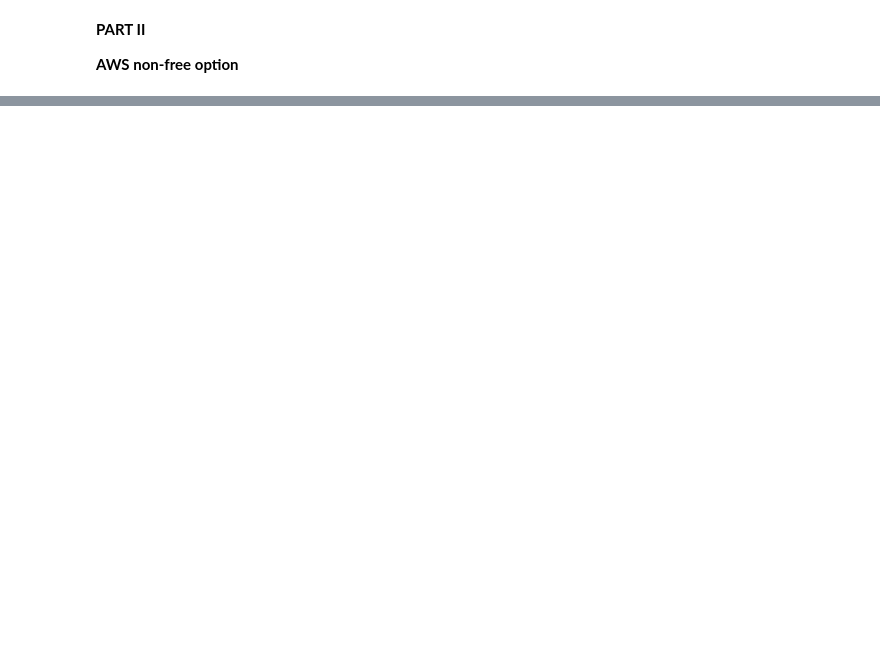
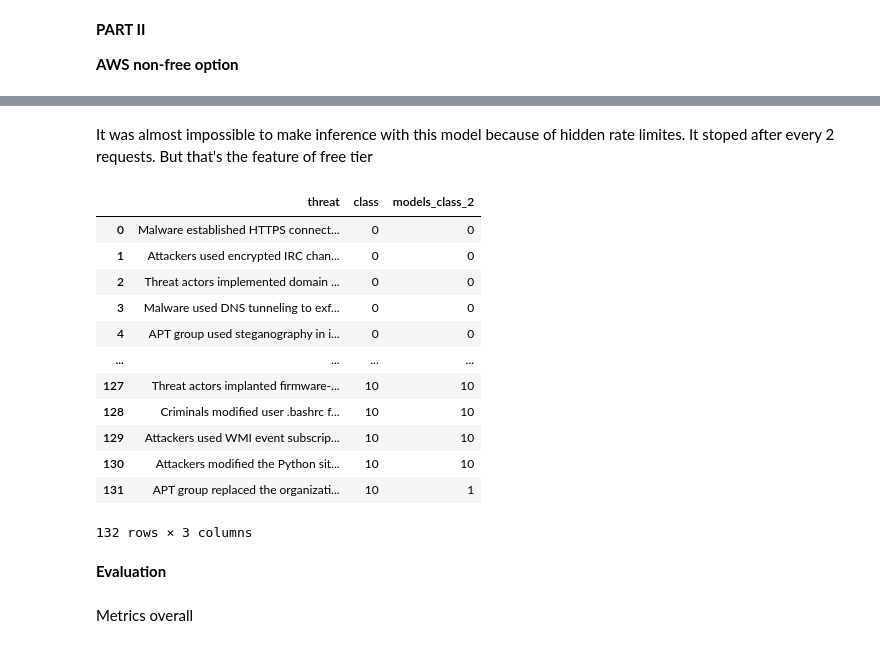
Before and after one commit to VesAnit/lumida_task, a Jupyter notebook: Lumida_wf.ipynb, the cells around one changed output, grey strips where cells are left out. Drawn from its saved outputs; the diff is of its cells as text; code cells hidden in the pictures; blank space fills up the shorter version.

```diff
--- a/Lumida_wf.ipynb
+++ b/Lumida_wf.ipynb
@@ -617,0 +923,22 @@ aws_key = os.getenv('AWS_SECRET_ACCESS_KEY')
+# %% [markdown]
+It was almost impossible to make inference with this model because of hidden rate limites. It stoped after every 2 requests. But that's the feature of free tier
+# %%
+df_full
+# %% [output]
+|  | threat | class | models_class_2 |
+| 0 | Malware established HTTPS connect... | 0 | 0 |
+| 1 | Attackers used encrypted IRC chan... | 0 | 0 |
+| 2 | Threat actors implemented domain ... | 0 | 0 |
+| 3 | Malware used DNS tunneling to exf... | 0 | 0 |
+| 4 | APT group used steganography in i... | 0 | 0 |
+| ... | ... | ... | ... |
+| 127 | Threat actors implanted firmware-... | 10 | 10 |
+| 128 | Criminals modified user .bashrc f... | 10 | 10 |
+| 129 | Attackers used WMI event subscrip... | 10 | 10 |
+| 130 | Attackers modified the Python sit... | 10 | 10 |
+| 131 | APT group replaced the organizati... | 10 | 1 |
+132 rows × 3 columns
+# %% [markdown]
+**Evaluation**
+# %% [markdown]
+Metrics overall
```
Also changed, not shown: parts of 45 cells of this notebook, 12 other files.
